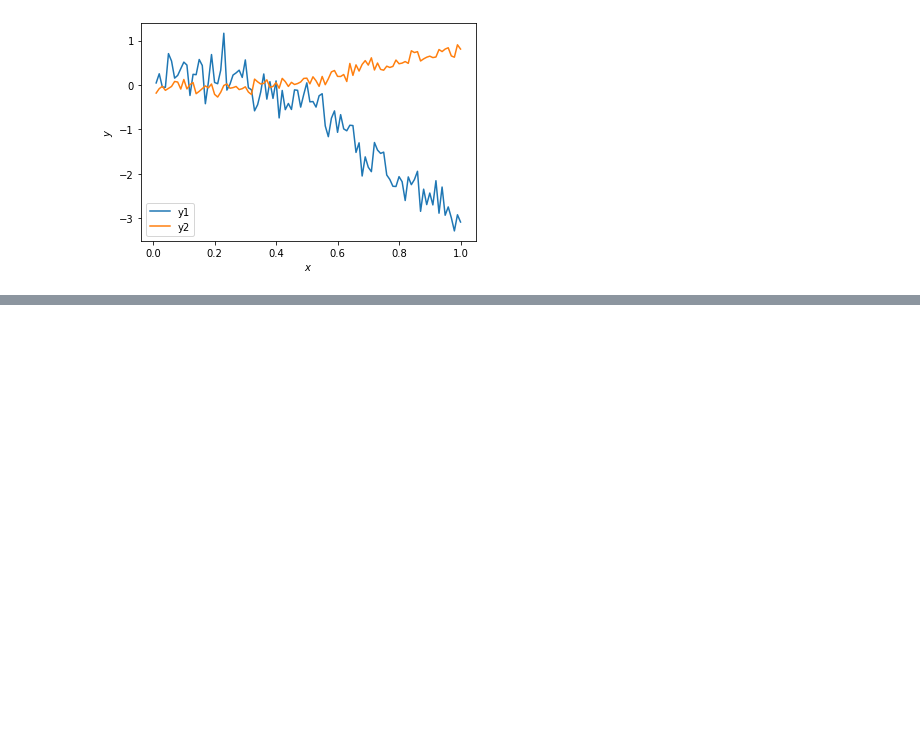
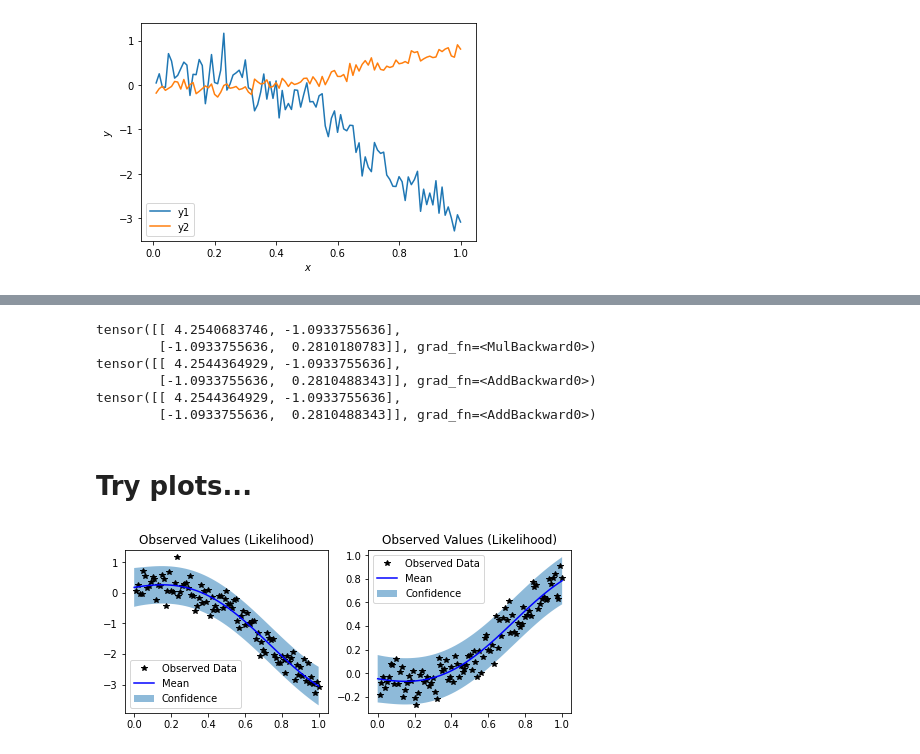
Before and after one commit to jimmyrisk/gpytorch-multitask-checks, a Jupyter notebook: MultiTaskKernel.ipynb, the cells around one changed output, grey strips where cells are left out. Cells and saved outputs as stored; diff of their text form; code cells hidden in the pictures; blank space fills up the shorter version.

```diff
--- a/MultiTaskKernel.ipynb
+++ b/MultiTaskKernel.ipynb
@@ -54,7 +54,7 @@ train_x = torch.from_numpy(X).float()
 train_y = torch.stack([
     torch.from_numpy(y1).float(),
     torch.from_numpy(y2).float(),
-])
+], -1)
 
 class MultitaskGPModel(gpytorch.models.ExactGP):
     def __init__(self, train_x, train_y, likelihood):
@@ -158,0 +272,60 @@ tensor([[0.0238]], grad_fn=<ExpBackward0>)
+# %%
+raw_var = model.covar_module.task_covar_module.raw_var
+var = trans_to_pos(raw_var)
+
+
+
+
+print(torch.outer(covar_factor[:,0], covar_factor[:,0]))
+print(torch.outer(covar_factor[:,0], covar_factor[:,0]) + torch.diag(var))
+print(model.covar_module.task_covar_module.covar_matrix.evaluate())
+
+torch.set_printoptions(precision=4)
+# %% [output]
+tensor([[ 4.2540683746, -1.0933755636],
+        [-1.0933755636,  0.2810180783]], grad_fn=<MulBackward0>)
+tensor([[ 4.2544364929, -1.0933755636],
+        [-1.0933755636,  0.2810488343]], grad_fn=<AddBackward0>)
+tensor([[ 4.2544364929, -1.0933755636],
+        [-1.0933755636,  0.2810488343]], grad_fn=<AddBackward0>)
+# %% [markdown]
+# Try plots...
+# %%
+# Set into eval mode
+model.eval()
+likelihood.eval()
+
+# Initialize plots
+f, (y1_ax, y2_ax) = plt.subplots(1, 2, figsize=(8, 3))
+
+# Make predictions
+with torch.no_grad(), gpytorch.settings.fast_pred_var():
+    test_x = torch.linspace(0, 1, 51)
+    predictions = likelihood(model(test_x))
+    mean = predictions.mean
+    lower, upper = predictions.confidence_region()
+
+
+# Plot training data as black stars
+y1_ax.plot(train_x.detach().numpy(), train_y[:, 0].detach().numpy(), 'k*')
+# Predictive mean as blue line
+y1_ax.plot(test_x.numpy(), mean[:, 0].numpy(), 'b')
+# Shade in confidence
+y1_ax.fill_between(test_x.numpy(), lower[:, 0].numpy(), upper[:, 0].numpy(), alpha=0.5)
+#y1_ax.set_ylim([-3, 3])
+y1_ax.legend(['Observed Data', 'Mean', 'Confidence'])
+y1_ax.set_title('Observed Values (Likelihood)')
+
+# Plot training data as black stars
+y2_ax.plot(train_x.detach().numpy(), train_y[:, 1].detach().numpy(), 'k*')
+# Predictive mean as blue line
+y2_ax.plot(test_x.numpy(), mean[:, 1].numpy(), 'b')
+# Shade in confidence
+y2_ax.fill_between(test_x.numpy(), lower[:, 1].numpy(), upper[:, 1].numpy(), alpha=0.5)
+#y2_ax.set_ylim([-3, 3])
+y2_ax.legend(['Observed Data', 'Mean', 'Confidence'])
+y2_ax.set_title('Observed Values (Likelihood)')
+
+None
+# %% [output]
+[figure, added]
```
Also changed, not shown: parts of 28 cells of this notebook, 1 other file.
